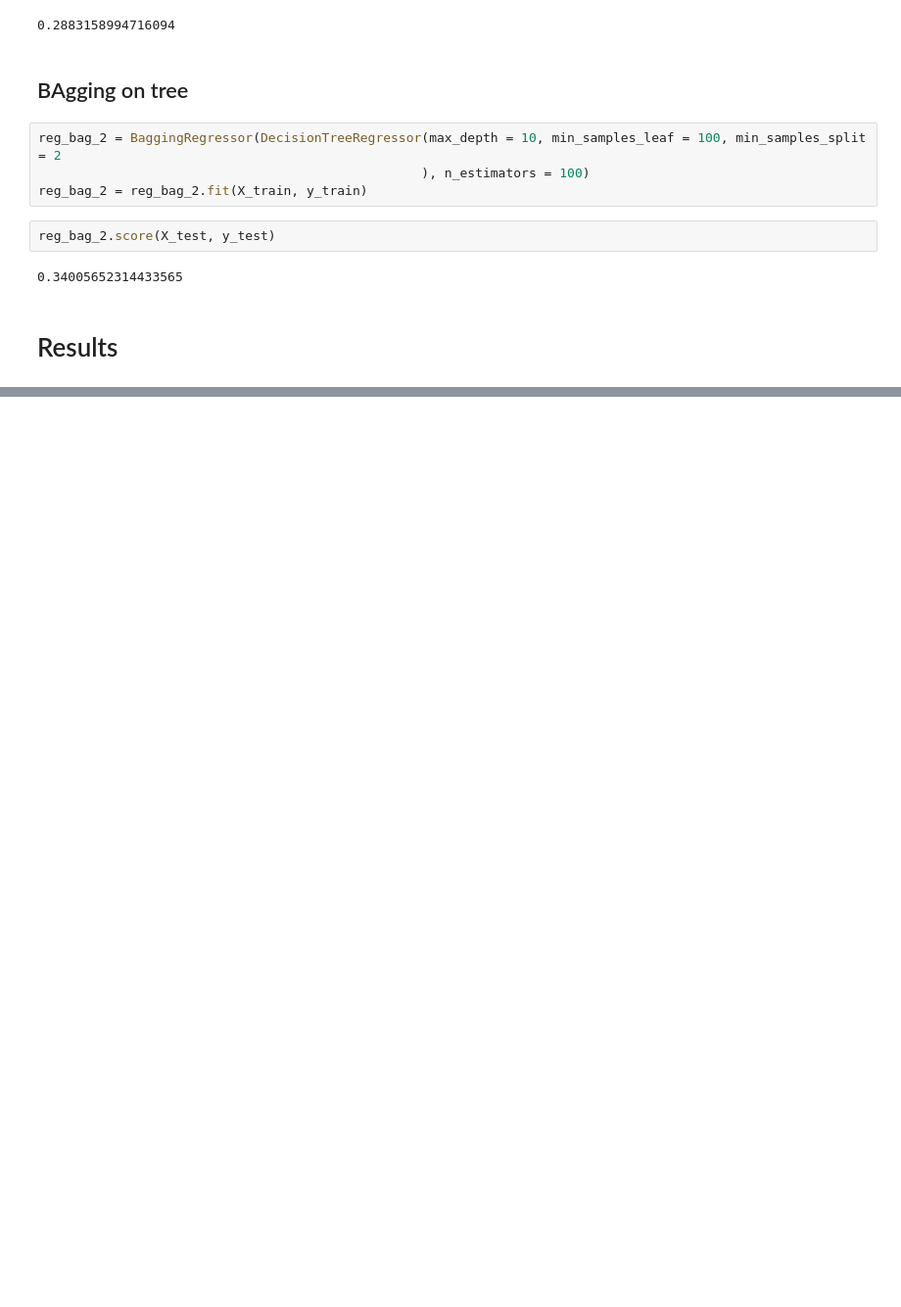
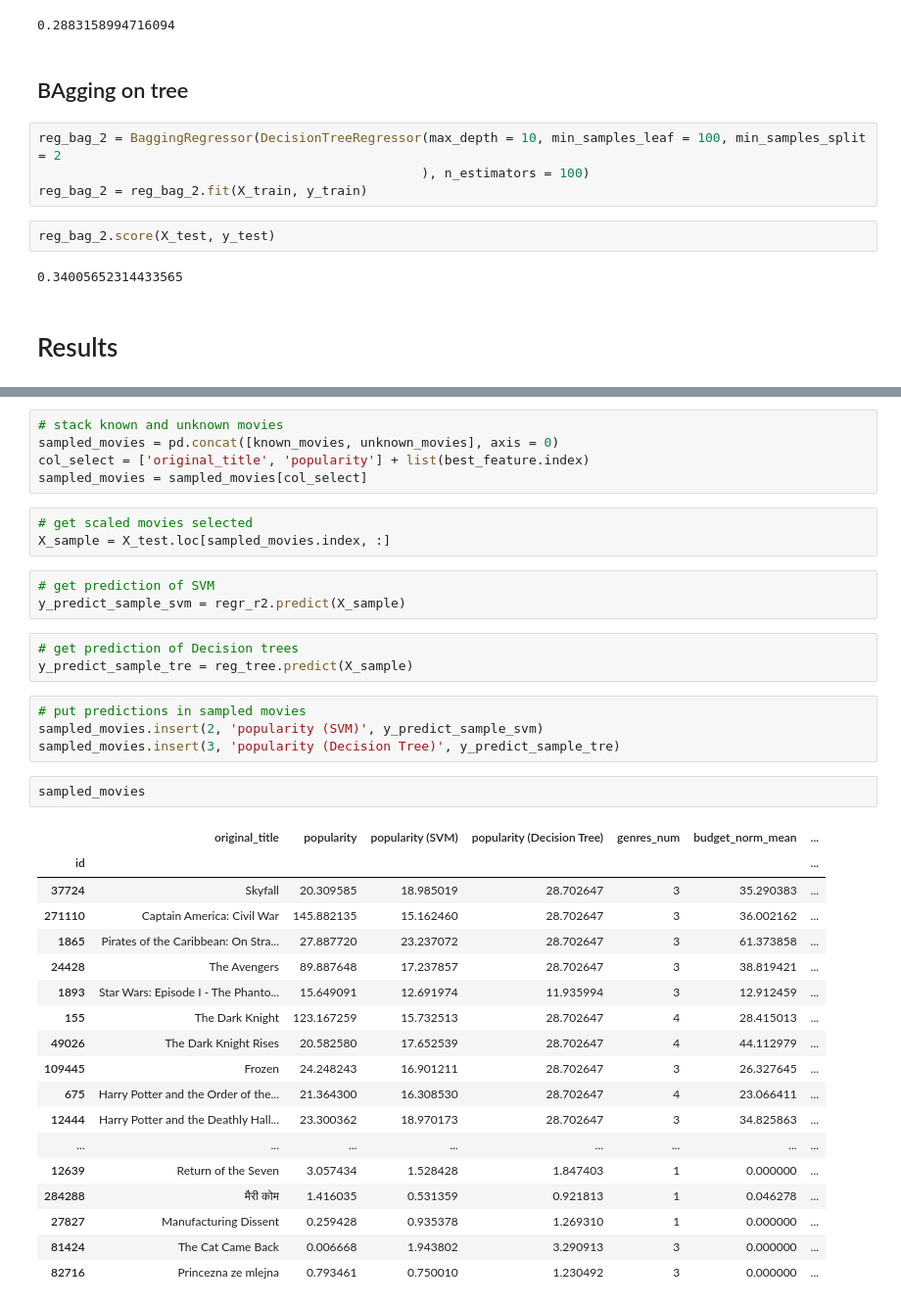
Before and after one commit to wvmrtn/data-science-in-practice, a Jupyter notebook: Project/modelling.ipynb, the cells around one changed output, grey strips where cells are left out. Shown at 98% size. Saved outputs shown, nothing was run; the diff lists cells and outputs as text; blank space fills up the shorter version.

```diff
--- a/Project/modelling.ipynb
+++ b/Project/modelling.ipynb
@@ -337,0 +348,39 @@ reg_bag_2.score(X_test, y_test)
+# %%
+# stack known and unknown movies
+sampled_movies = pd.concat([known_movies, unknown_movies], axis = 0)
+col_select = ['original_title', 'popularity'] + list(best_feature.index)
+sampled_movies = sampled_movies[col_select]
+# %%
+# get scaled movies selected
+X_sample = X_test.loc[sampled_movies.index, :]
+# %%
+# get prediction of SVM
+y_predict_sample_svm = regr_r2.predict(X_sample)
+# %%
+# get prediction of Decision trees
+y_predict_sample_tre = reg_tree.predict(X_sample)
+# %%
+# put predictions in sampled movies
+sampled_movies.insert(2, 'popularity (SVM)', y_predict_sample_svm)
+sampled_movies.insert(3, 'popularity (Decision Tree)', y_predict_sample_tre)
+# %%
+sampled_movies
+# %% [output]
+|  | original_title | popularity | popularity (SVM) | popularity (Decision Tree) | genres_num | budget_norm_mean | ... |
+| id |  |  |  |  |  |  | ... |
+| 37724 | Skyfall | 20.309585 | 18.985019 | 28.702647 | 3 | 35.290383 | ... |
+| 271110 | Captain America: Civil War | 145.882135 | 15.162460 | 28.702647 | 3 | 36.002162 | ... |
+| 1865 | Pirates of the Caribbean: On Stra... | 27.887720 | 23.237072 | 28.702647 | 3 | 61.373858 | ... |
+| 24428 | The Avengers | 89.887648 | 17.237857 | 28.702647 | 3 | 38.819421 | ... |
+| 1893 | Star Wars: Episode I - The Phanto... | 15.649091 | 12.691974 | 11.935994 | 3 | 12.912459 | ... |
+| 155 | The Dark Knight | 123.167259 | 15.732513 | 28.702647 | 4 | 28.415013 | ... |
+| 49026 | The Dark Knight Rises | 20.582580 | 17.652539 | 28.702647 | 4 | 44.112979 | ... |
+| 109445 | Frozen | 24.248243 | 16.901211 | 28.702647 | 3 | 26.327645 | ... |
+| 675 | Harry Potter and the Order of the... | 21.364300 | 16.308530 | 28.702647 | 4 | 23.066411 | ... |
+| 12444 | Harry Potter and the Deathly Hall... | 23.300362 | 18.970173 | 28.702647 | 3 | 34.825863 | ... |
+| ... | ... | ... | ... | ... | ... | ... | ... |
+| 12639 | Return of the Seven | 3.057434 | 1.528428 | 1.847403 | 1 | 0.000000 | ... |
+| 284288 | मैरी कोम | 1.416035 | 0.531359 | 0.921813 | 1 | 0.046278 | ... |
+| 27827 | Manufacturing Dissent | 0.259428 | 0.935378 | 1.269310 | 1 | 0.000000 | ... |
+| 81424 | The Cat Came Back | 0.006668 | 1.943802 | 3.290913 | 3 | 0.000000 | ... |
+| 82716 | Princezna ze mlejna | 0.793461 | 0.750010 | 1.230492 | 3 | 0.000000 | ... |
```
Also changed, not shown: parts of 5 cells of this notebook, 1 other file.
